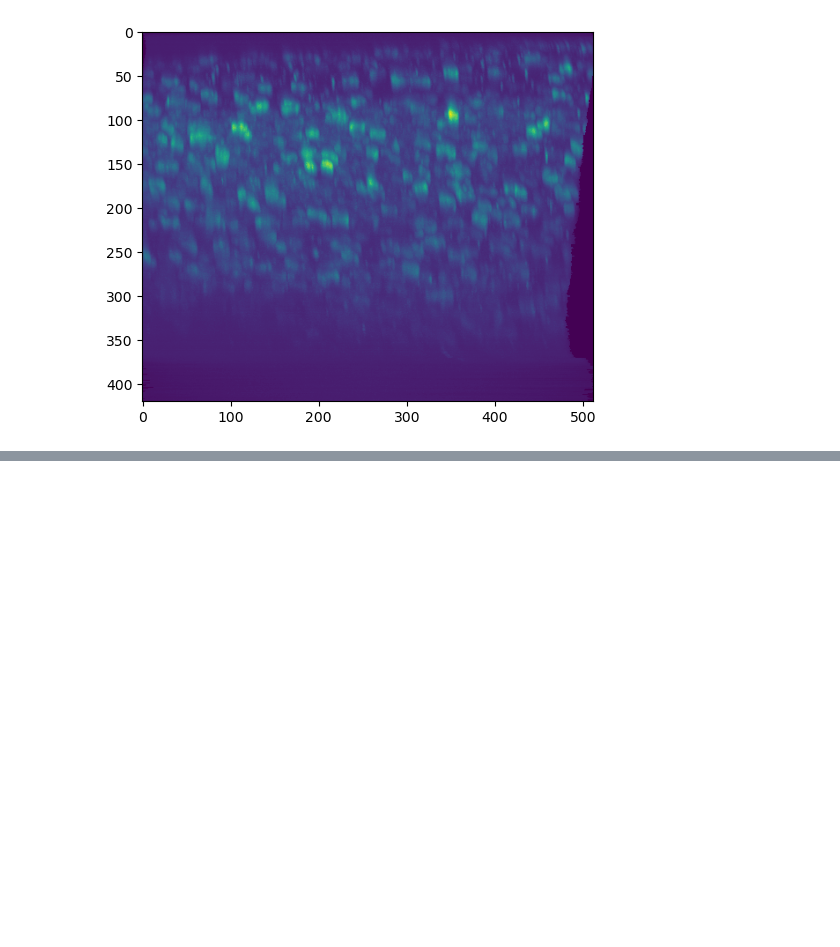
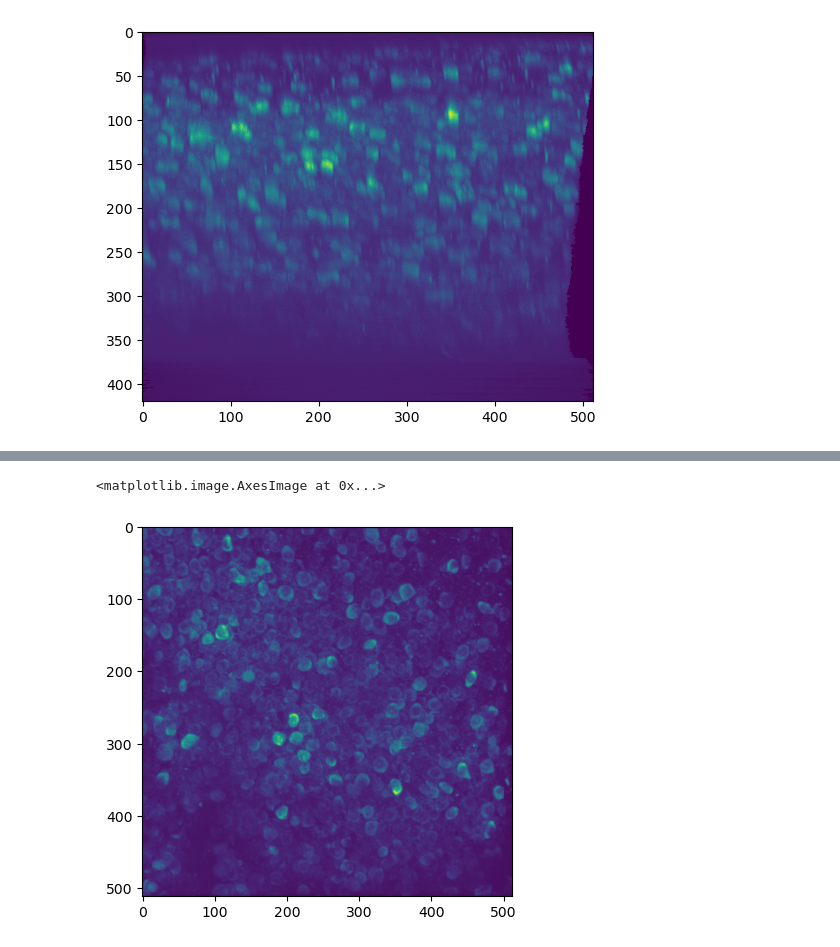
Before and after one commit to AllenNeuralDynamics/lamf_analysis_lims, a Jupyter notebook: qc/2p_data/240209_zstack_reg_dev.ipynb, the cells around one changed output, grey strips where cells are left out. Saved outputs shown, nothing was run; the diff lists cells and outputs as text; code cells hidden in the pictures; blank space fills up the shorter version.

```diff
--- a/qc/2p_data/240209_zstack_reg_dev.ipynb
+++ b/qc/2p_data/240209_zstack_reg_dev.ipynb
@@ -333,0 +342,5 @@ plt.imshow(np.max(between_plane_reg_imgs, axis=1))
+# %%
+plt.imshow(np.max(between_plane_reg_imgs, axis=0))
+# %% [output]
+<matplotlib.image.AxesImage at 0x...>
+[figure, added]
```
Also changed, not shown: parts of 10 cells of this notebook, 1 other file.
